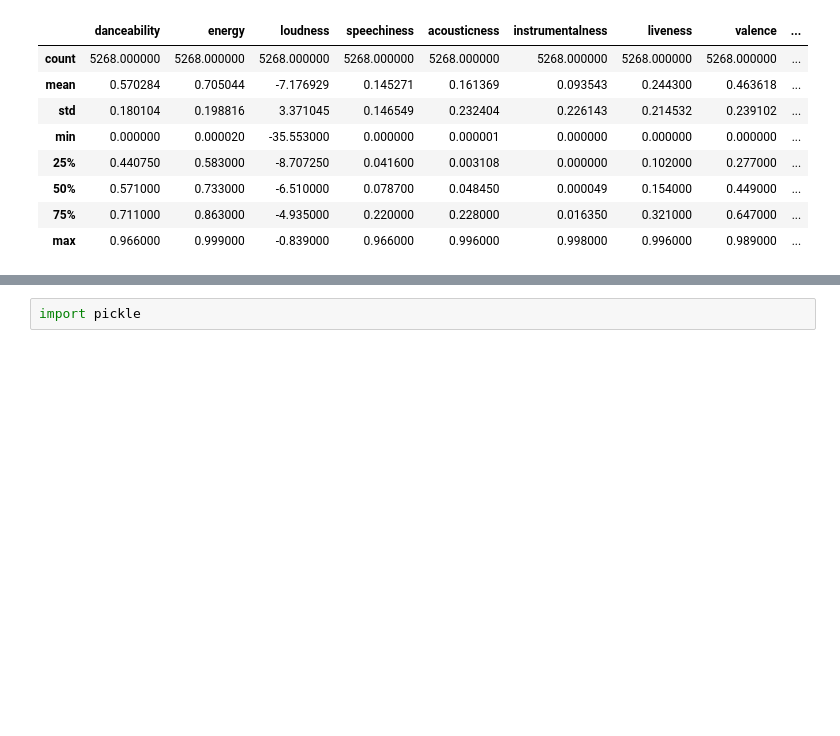
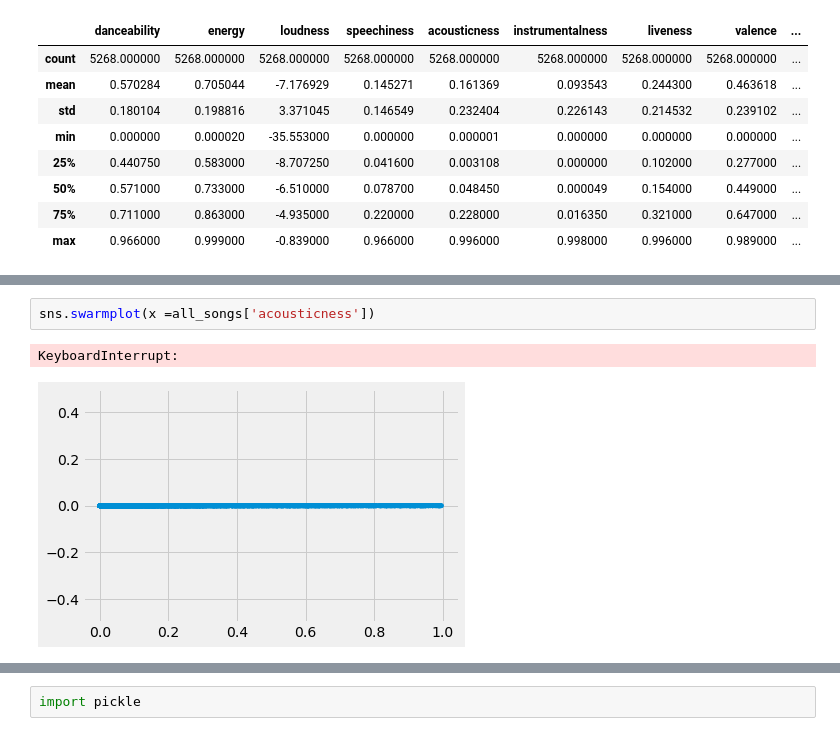
Before and after one commit to Hadryan/Music-Recommendation-System-24, a Jupyter notebook: Data-Cleaning-Preprocessing-API-Only.ipynb, the cells around one changed output, grey strips where cells are left out. Saved outputs shown, nothing was run; the diff lists cells and outputs as text; blank space fills up the shorter version.

```diff
--- a/Data-Cleaning-Preprocessing-API-Only.ipynb
+++ b/Data-Cleaning-Preprocessing-API-Only.ipynb
@@ -211,0 +325,5 @@ dtype: int64
+# %%
+sns.swarmplot(x =all_songs['acousticness'])
+# %% [output]
+KeyboardInterrupt:
+[figure, added]
```
Also changed, not shown: parts of 31 cells of this notebook, 1 other file.
